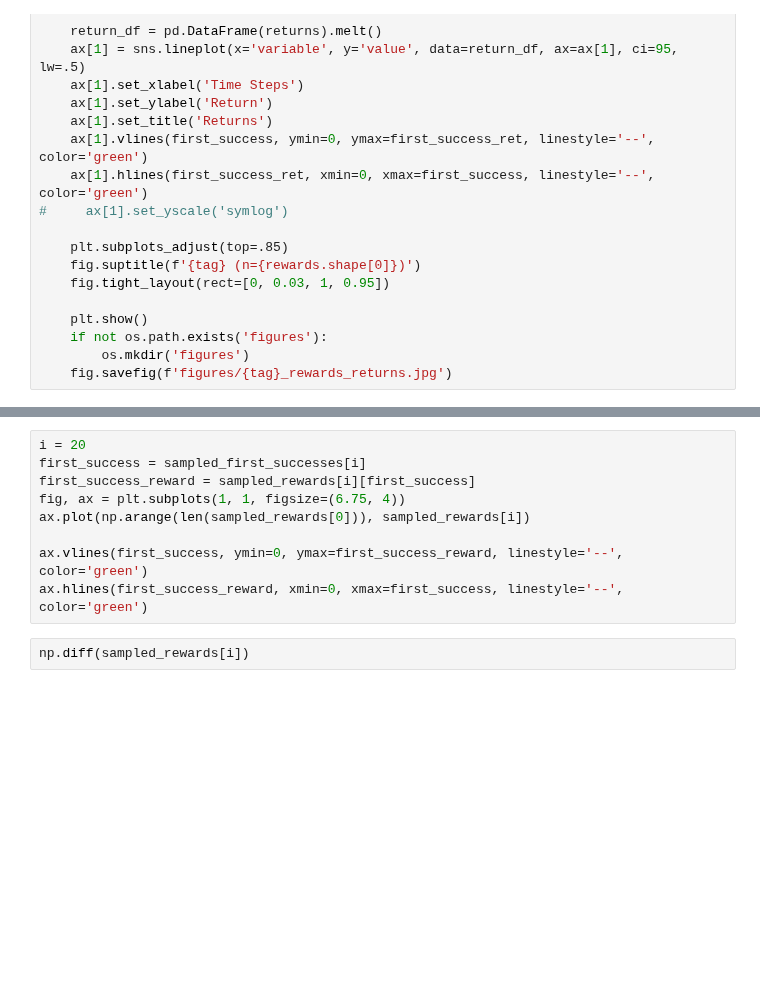
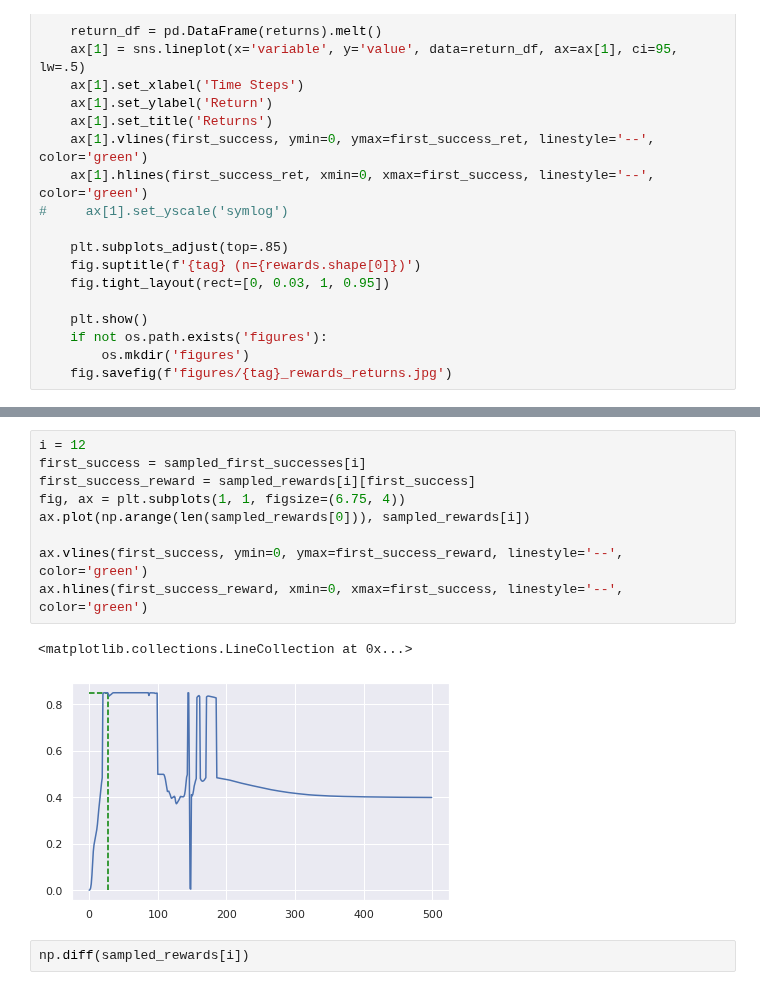
Before and after one commit to Farama-Foundation/Metaworld, a Jupyter notebook: scripts/plot_rewards_returns.ipynb, the cells around one changed output, grey strips where cells are left out. Drawn from its saved outputs; the diff is of its cells as text; blank space fills up the shorter version.

```diff
--- a/scripts/plot_rewards_returns.ipynb
+++ b/scripts/plot_rewards_returns.ipynb
@@ -85,11 +89,14 @@ for env, noise in config:
 # %%
-i = 20
+i = 12
 first_success = sampled_first_successes[i]
 first_success_reward = sampled_rewards[i][first_success]
 fig, ax = plt.subplots(1, 1, figsize=(6.75, 4))
 ax.plot(np.arange(len(sampled_rewards[0])), sampled_rewards[i])
 
 ax.vlines(first_success, ymin=0, ymax=first_success_reward, linestyle='--', color='green')
 ax.hlines(first_success_reward, xmin=0, xmax=first_success, linestyle='--', color='green')
+# %% [output]
+<matplotlib.collections.LineCollection at 0x...>
+[figure, added]
 # %%
 np.diff(sampled_rewards[i])
```
Also changed, not shown: parts of 1 cell of this notebook, 2 other files.
